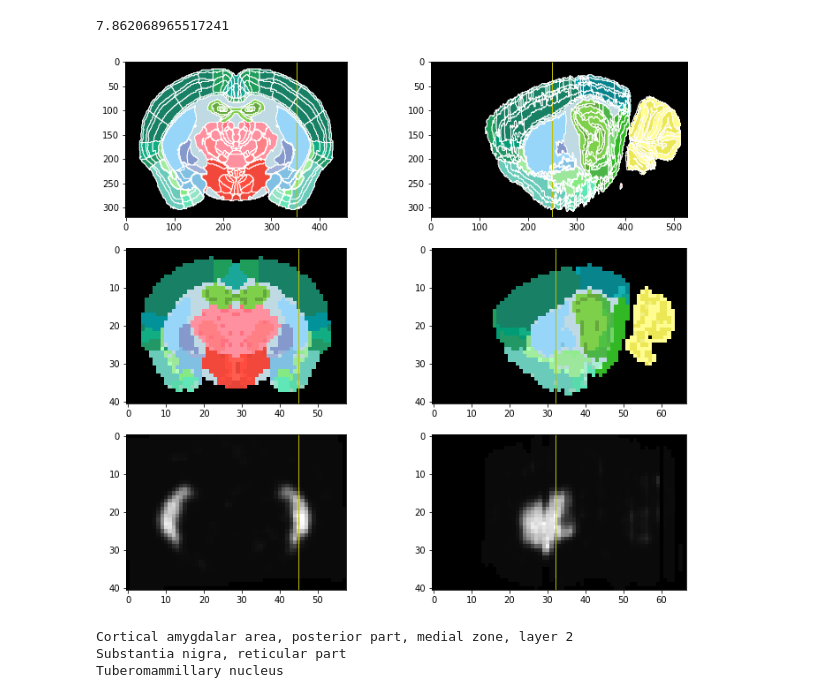
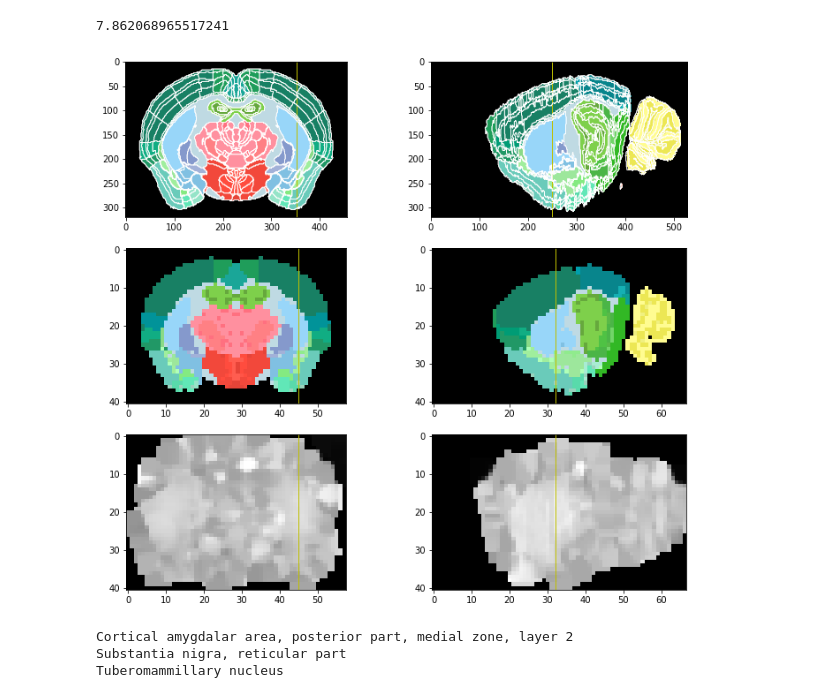
Before and after one commit to linnarsson-lab/brainmap, a Jupyter notebook: notebooks/GeneAnalysis.ipynb, the cells around one changed output. Saved outputs shown, nothing was run; the diff lists cells and outputs as text; code cells hidden in the pictures.

```diff
--- a/notebooks/GeneAnalysis.ipynb
+++ b/notebooks/GeneAnalysis.ipynb
@@ -64,3 +64,5 @@ ABR = AllenBrainReference("adult")
 gene_grid = AllenVolumetricData("../data/Adora2a_P56_coronal_72109410_200um.zip")
 reference_grid = AllenVolumetricData("../data/AllenBrain3d/P56_Mouse_gridAnnotation.zip", ABR)
 reference_areas = AllenVolumetricData("../data/AllenBrain3d/P56_Mouse_annotation.zip", ABR)
+# %%
+gene_grid_int._values[gene_grid_int[:] == -1] = np.min(gene_grid_int[:,:,:][gene_grid_int[:] > -1])
@@ -71,11 +83,11 @@ reference_areas.shape[2] / reference_grid.shape[2]
 # %%
 plt.figure(figsize=(12,11))
 gs = plt.GridSpec(3,2)
 reference_areas.colored.plot_slides(int(32*7.8),int(45*7.8), ss=gs[0,:], contour=True)
 reference_grid.plot_slides(32,45, ss=gs[1,:])
-gene_grid.plot_slides(32,45, ss=gs[2,:])
+gene_grid_int.plot_slides(32,45, ss=gs[2,:])
 # %% [output]
-[figure, old version]
+[figure, new version]
 # %%
 A = np.copy(reference_areas[int(32*7.8),:,:]) #32
 B = np.zeros_like(A)
```
Also changed, not shown: parts of 1 cell of this notebook, 3 other files.
